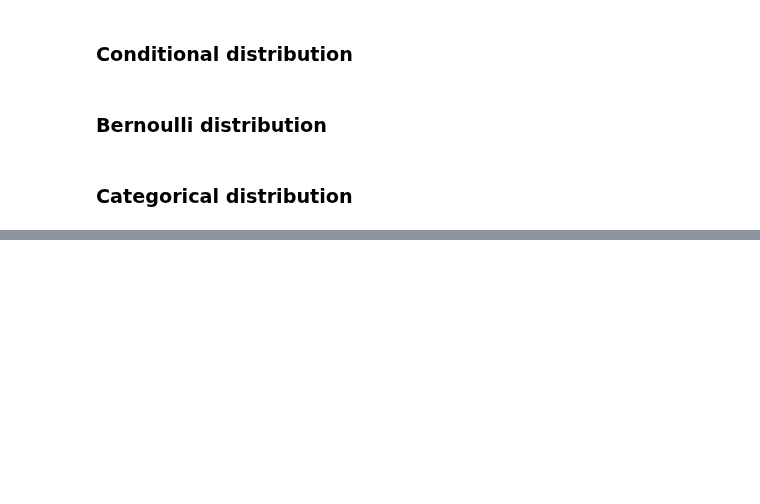
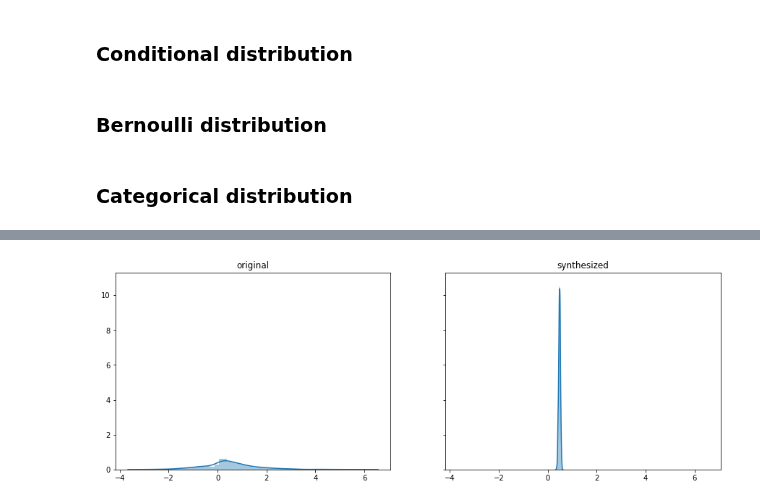
Before and after one commit to synthesized-io/insight, a Jupyter notebook: evaluation/synthetic_distributions.ipynb, the cells around one changed output, grey strips where cells are left out. Drawn from its saved outputs; the diff is of its cells as text; code cells hidden in the pictures; blank space fills up the shorter version.

```diff
--- a/evaluation/synthetic_distributions.ipynb
+++ b/evaluation/synthetic_distributions.ipynb
@@ -78,0 +89,4 @@ evaluation.write_metrics()
+# %%
+data = create_expon_gaussian_mixture(mean1 = 0, std1 = 1, size1 = 1000, scale = 1, size2 = 1000)
+synthesize_and_plot(data, name='gaussians and exponential', evaluation=evaluation)
+# %% [output]
@@ -78,0 +94 @@ evaluation.write_metrics()
+[figure, added]
```
Also changed, not shown: parts of 6 cells of this notebook, 1 other file.
